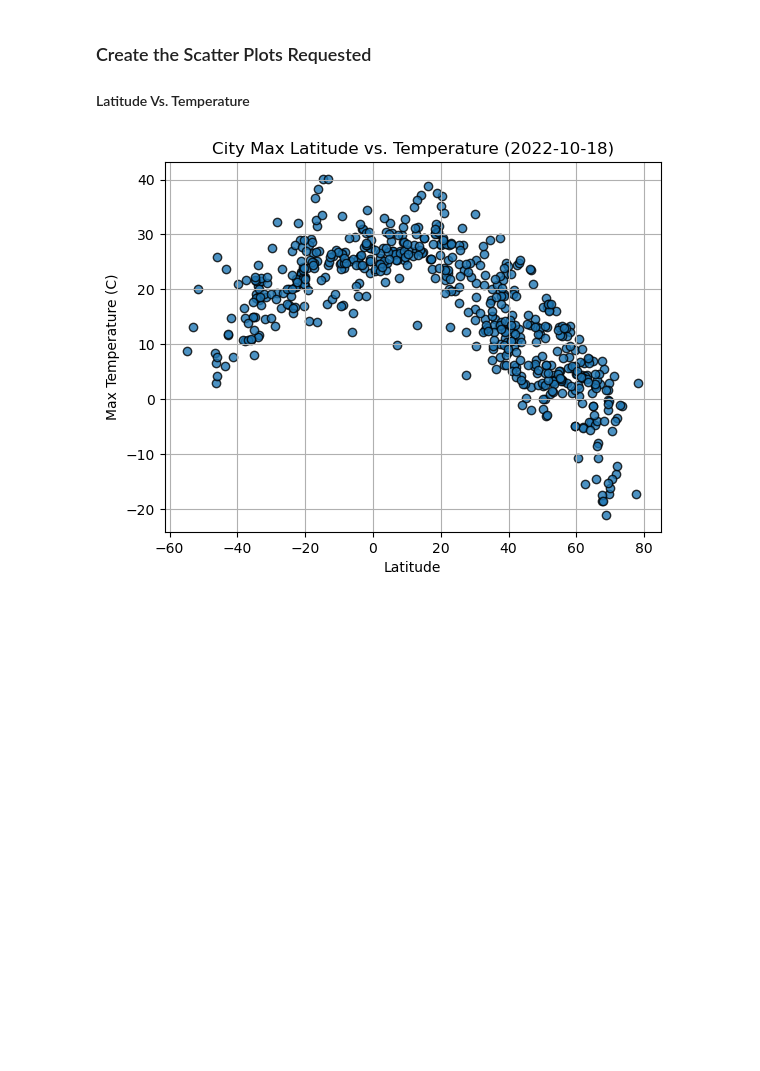
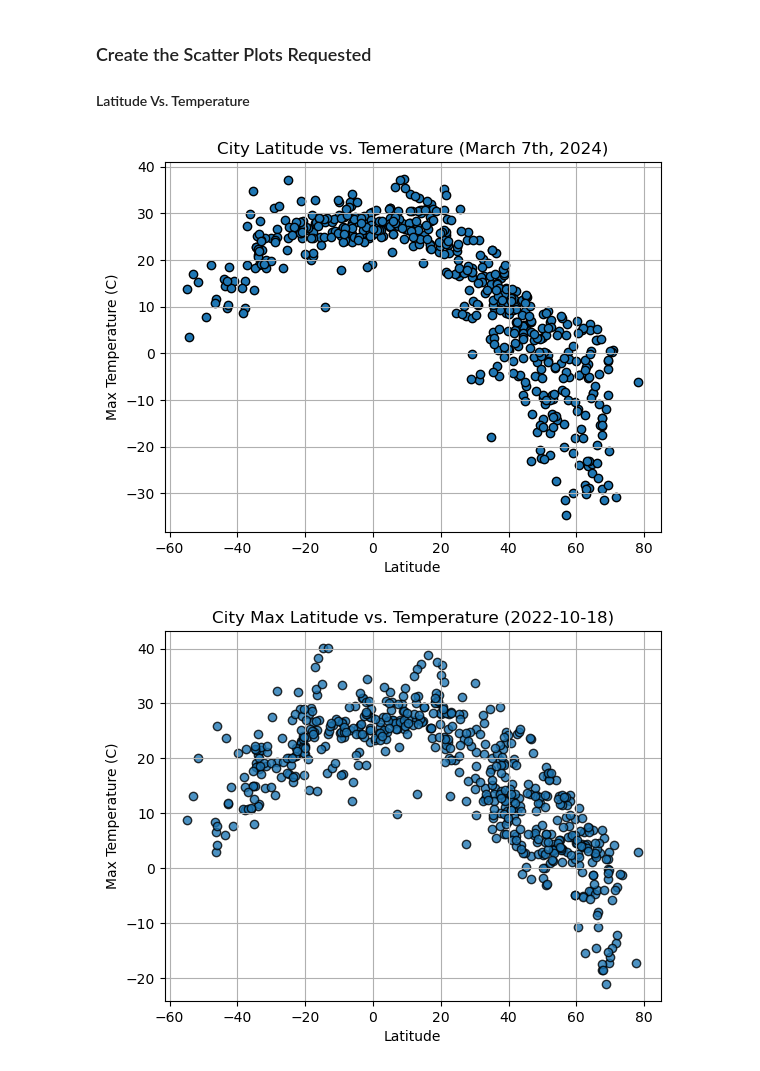
Before and after one commit to maxpopper/python-api-challenge, a Jupyter notebook: Starter_Code/starter_code/WeatherPy.ipynb, the cells around one changed output. Cells and saved outputs as stored; diff of their text form; code cells hidden in the pictures; blank space fills up the shorter version.

Commit message:
scatter plots

```diff
--- a/Starter_Code/starter_code/WeatherPy.ipynb
+++ b/Starter_Code/starter_code/WeatherPy.ipynb
@@ -307,6 +305,25 @@ city_data_df.head()
 ### Create the Scatter Plots Requested
 
 #### Latitude Vs. Temperature
+# %%
+# trial code
+
+# Build scatter plot for latitude vs. temperature
+plt.scatter(x=city_data_df["Lat"], y=city_data_df["Max Temp"], edgecolors="black")
+
+# Incorporate the other graph properties
+plt.title("City Latitude vs. Temerature (March 7th, 2024)")
+plt.xlabel("Latitude")
+plt.ylabel("Max Temperature (C)")
+plt.grid()
+
+# Save the figure
+plt.savefig("../output_data/Fig1.png")
+
+# Show plot
+plt.show()
+# %% [output]
+[figure, added]
 # %%
 # Build scatter plot for latitude vs. temperature
 # YOUR CODE HERE
```
Also changed, not shown: parts of 7 cells of this notebook, 5 other files.
